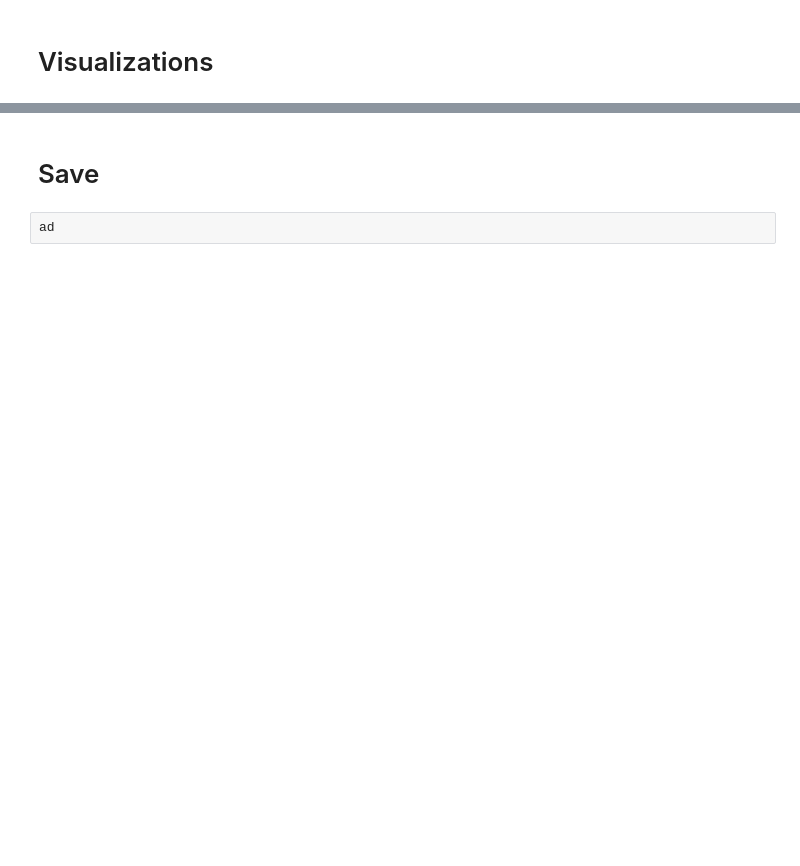
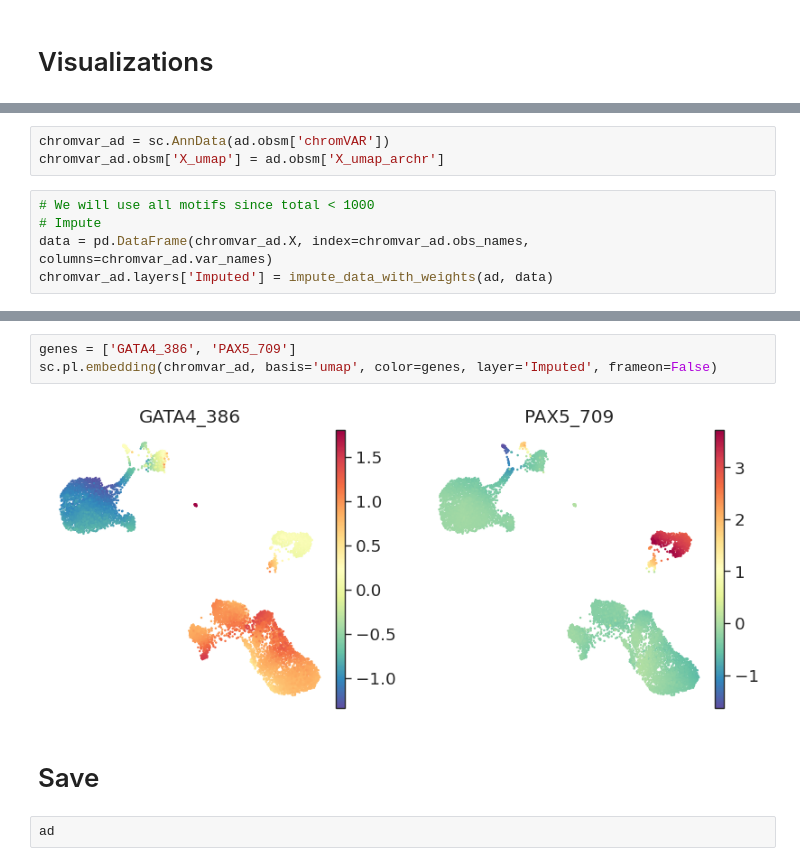
Before and after one commit to settylab/single-cell-primers, a Jupyter notebook: notebooks/PBMC-ATAC-standalone.ipynb, the cells around one changed output, grey strips where cells are left out. Cells and saved outputs as stored; diff of their text form; blank space fills up the shorter version.

```diff
--- a/notebooks/PBMC-ATAC-standalone.ipynb
+++ b/notebooks/PBMC-ATAC-standalone.ipynb
@@ -198,0 +276,8 @@ sc.pl.scatter(ad, basis='umap', color=['leiden', 'phenograph'])
+# %%
+chromvar_ad = sc.AnnData(ad.obsm['chromVAR'])
+chromvar_ad.obsm['X_umap'] = ad.obsm['X_umap_archr']
+# %%
+# We will use all motifs since total < 1000
+# Impute
+data = pd.DataFrame(chromvar_ad.X, index=chromvar_ad.obs_names, columns=chromvar_ad.var_names)
+chromvar_ad.layers['Imputed'] = impute_data_with_weights(ad, data)
@@ -199,3 +291,8 @@ sc.pl.scatter(ad, basis='umap', color=['leiden', 'phenograph'])
+# %%
+genes = ['GATA4_386', 'PAX5_709']
+sc.pl.embedding(chromvar_ad, basis='umap', color=genes, layer='Imputed', frameon=False)
+# %% [output]
+[figure, added]
 # %% [markdown]
 # Save
 # %%
```
Also changed, not shown: parts of 33 cells of this notebook, 6 other files.
